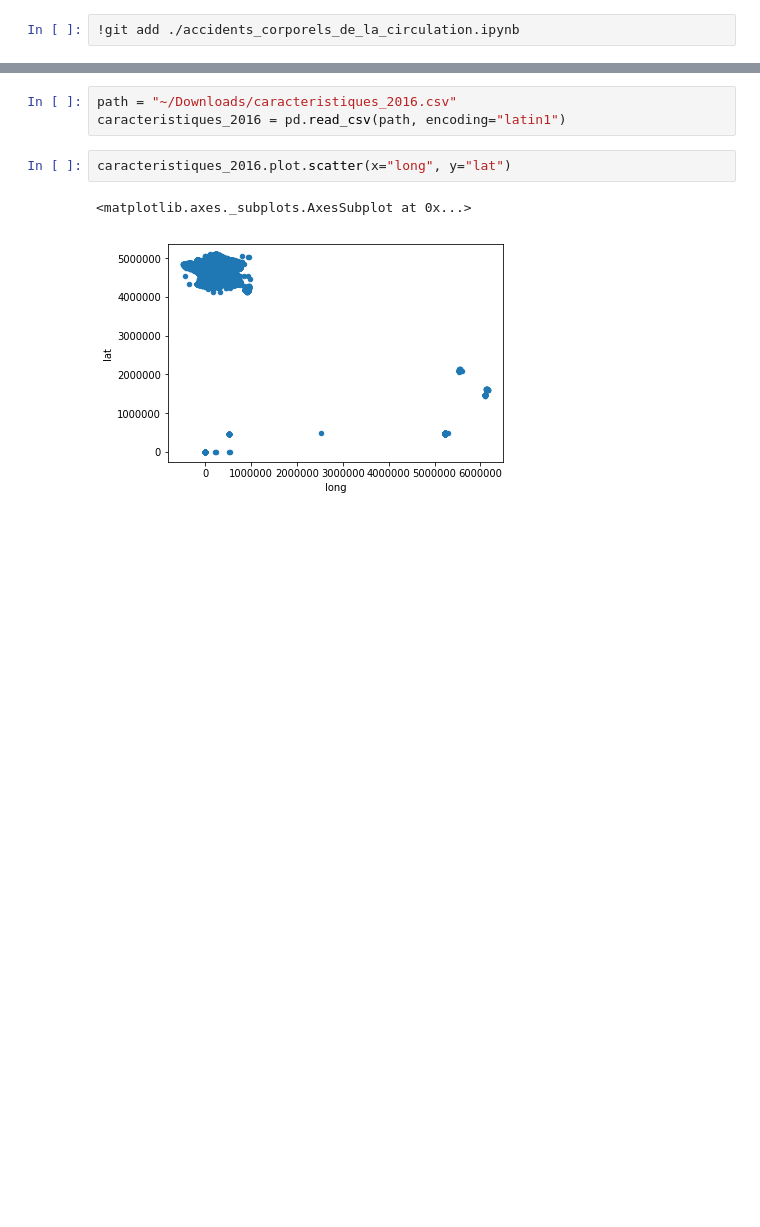
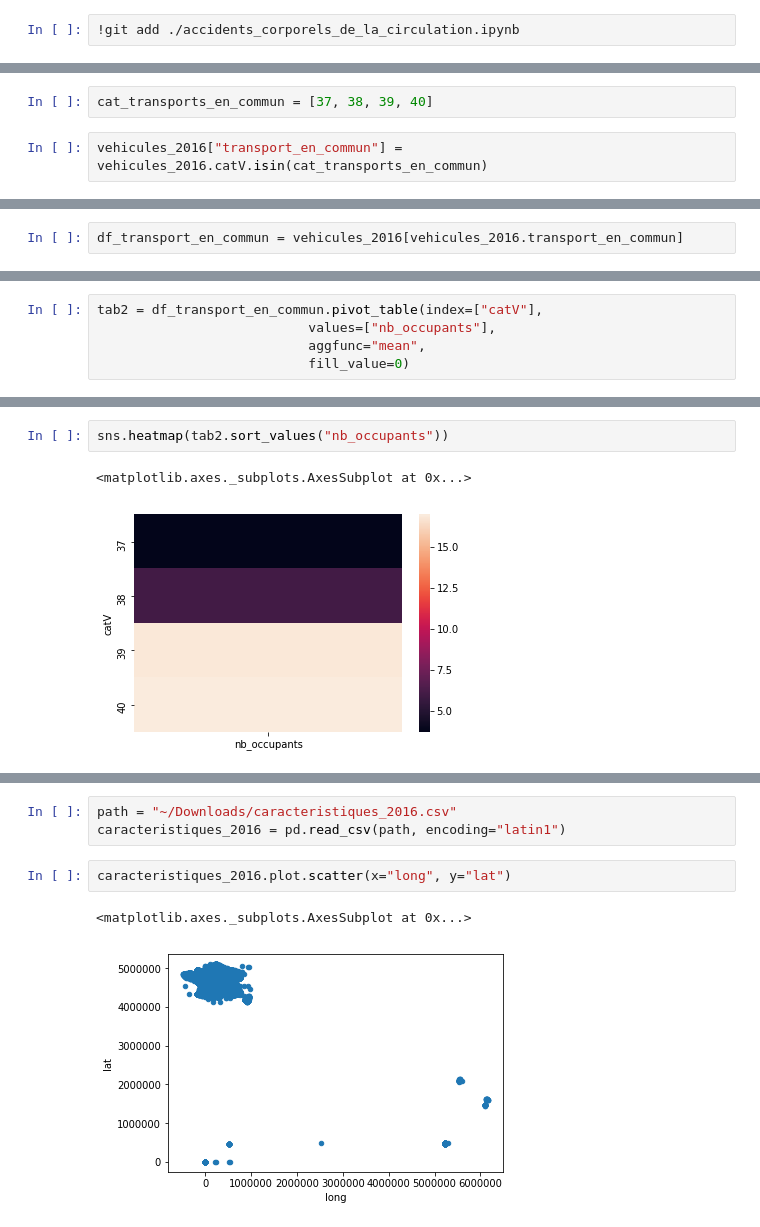
Before and after one commit to romainjouin/formation_python, a Jupyter notebook: accidents_corporels_de_la_circulation.ipynb, the cells around one changed output, grey strips where cells are left out. Cells and saved outputs as stored; diff of their text form; blank space fills up the shorter version.

```diff
--- a/accidents_corporels_de_la_circulation.ipynb
+++ b/accidents_corporels_de_la_circulation.ipynb
@@ -126,0 +194,4 @@ To https://github.com/romainjouin/formation_python
+# %%
+cat_transports_en_commun = [37, 38, 39, 40]
+# %%
+vehicules_2016["transport_en_commun"] = vehicules_2016.catV.isin(cat_transports_en_commun)
@@ -126,0 +207,2 @@ To https://github.com/romainjouin/formation_python
+# %%
+df_transport_en_commun = vehicules_2016[vehicules_2016.transport_en_commun]
@@ -126,0 +244,5 @@ To https://github.com/romainjouin/formation_python
+# %%
+tab2 = df_transport_en_commun.pivot_table(index=["catV"],
+                           values=["nb_occupants"],
+                           aggfunc="mean",
+                           fill_value=0)
@@ -126,0 +258,5 @@ To https://github.com/romainjouin/formation_python
+# %%
+sns.heatmap(tab2.sort_values("nb_occupants"))
+# %% [output]
+<matplotlib.axes._subplots.AxesSubplot at 0x...>
+[figure, added]
```
Also changed, not shown: parts of 16 cells of this notebook.
